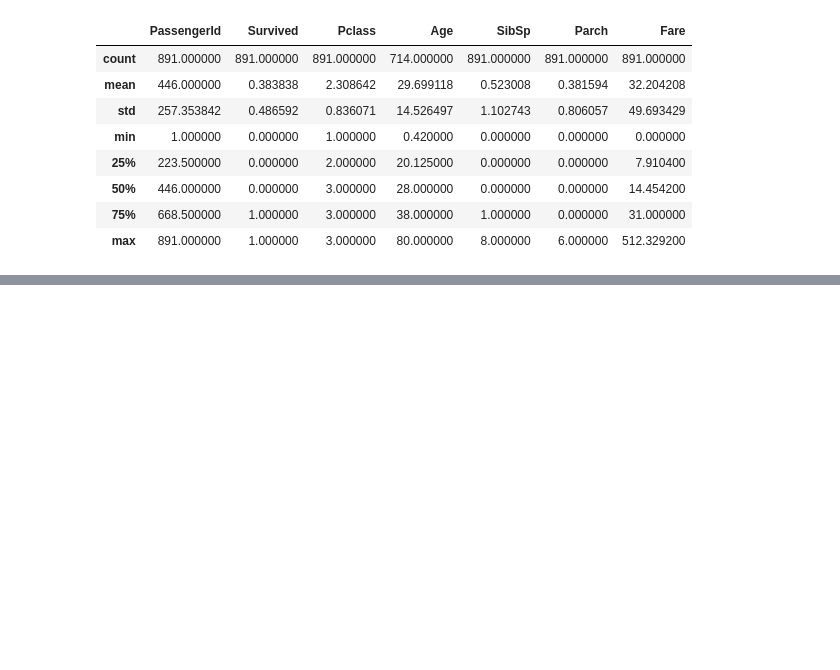
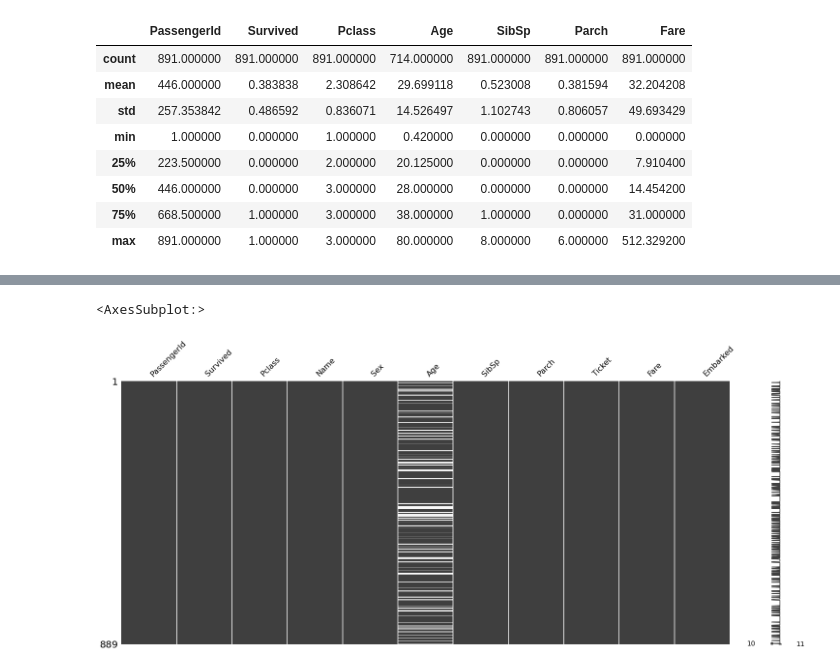
Before and after one commit to mo-amininasab/Titanic, a Jupyter notebook: titanic.ipynb, the cells around one changed output, grey strips where cells are left out. Drawn from its saved outputs; the diff is of its cells as text; code cells hidden in the pictures; blank space fills up the shorter version.

```diff
--- a/titanic.ipynb
+++ b/titanic.ipynb
@@ -79,0 +122,9 @@ train.describe()
+# %%
+train.drop('Cabin', axis=1, inplace=True)
+# %%
+train.dropna(subset=['Embarked'], axis=0, inplace=True)
+# %%
+missingno.matrix(train)
+# %% [output]
+<AxesSubplot:>
+[figure, added]
```
Also changed, not shown: parts of 58 cells of this notebook.
